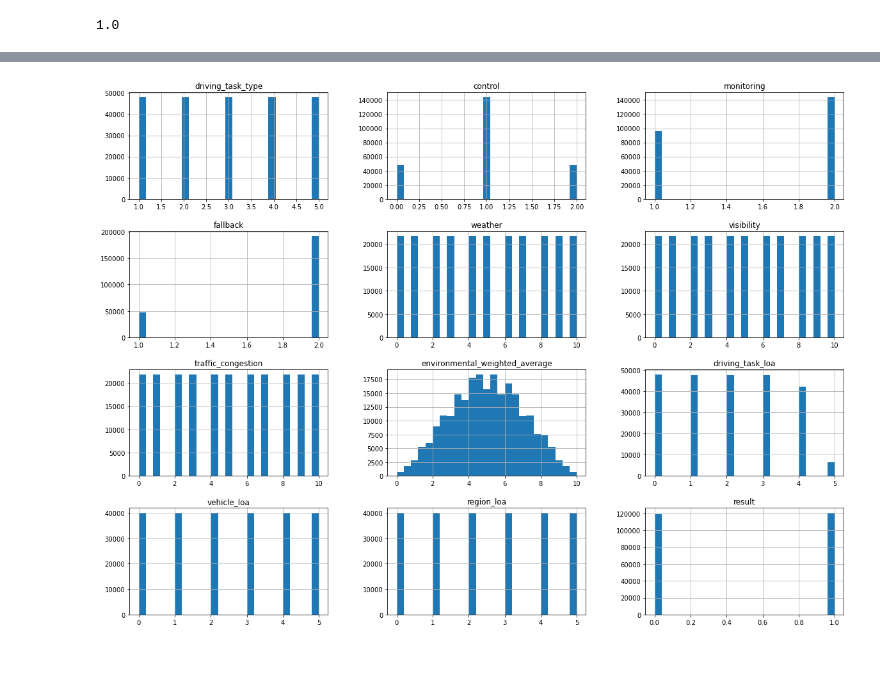
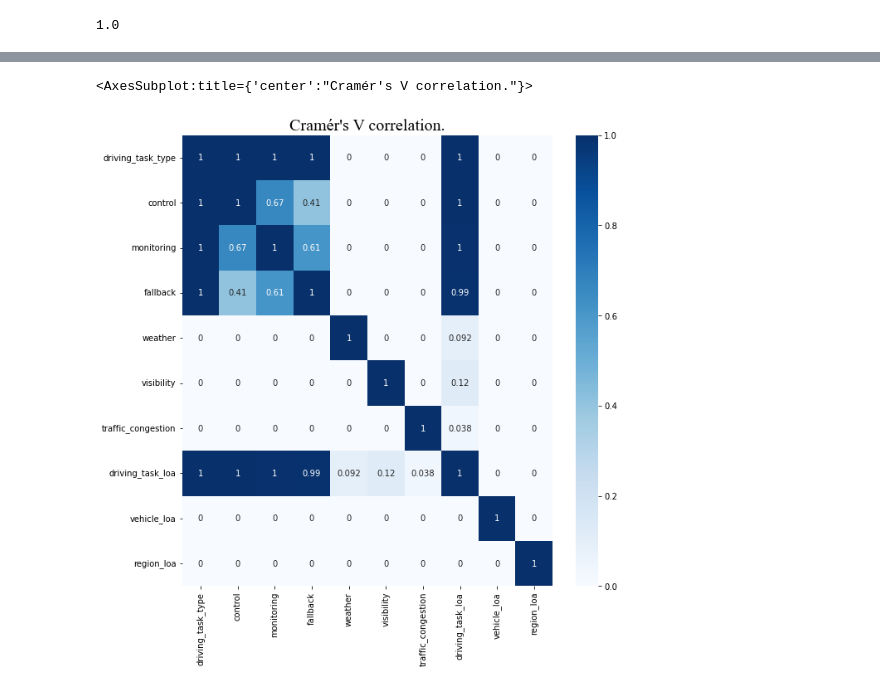
Before and after one commit to diazmx/phd-thesis-lab, a Jupyter notebook: 01-DataAnalysis/01-CAV_dataset_analysis.ipynb, the cells around one changed output, grey strips where cells are left out. Drawn from its saved outputs; the diff is of its cells as text; code cells hidden in the pictures; blank space fills up the shorter version.

```diff
--- a/01-DataAnalysis/01-CAV_dataset_analysis.ipynb
+++ b/01-DataAnalysis/01-CAV_dataset_analysis.ipynb
@@ -192,8 +211,11 @@ cramers_corrected_stat(a)
 # %%
 cramers_matrix = []
-for x_ in cav_data.columns:
+cav_attr_columns = ['driving_task_type', 'control', 'monitoring', 'fallback',
+                    'weather', 'visibility', 'traffic_congestion',
+                    'driving_task_loa', 'vehicle_loa', 'region_loa']
+for x_ in cav_attr_columns:
     row_to_add = []
-    for y_ in cav_data.columns:
+    for y_ in cav_attr_columns:
         if x_ == y_:
             row_to_add.append(1.0)
         else:
@@ -211,5 +228,9 @@ sns.heatmap(cramers_matrix, xticklabels=cav_data.columns, yticklabels=cav_data.c
-# %%
-cav_data.hist(bins=25, figsize=(20,15))
-plt.show()
-# %% [output]
-[figure, removed]
+# %%
+fig, ax = plt.subplots(figsize=(10,10))
+fontdict_title = {'fontsize': 20, 'fontname': 'Times New Roman'}
+ax.set_title("Cramér's V correlation.", fontdict=fontdict_title)
+sns.heatmap(cramers_matrix, xticklabels=cav_attr_columns,
+            yticklabels=cav_attr_columns, cmap="Blues", annot=True)
+# %% [output]
+<AxesSubplot:title={'center':"Cramér's V correlation."}>
+[figure, added]
```
Also changed, not shown: parts of 4 cells of this notebook, 4 other files.
